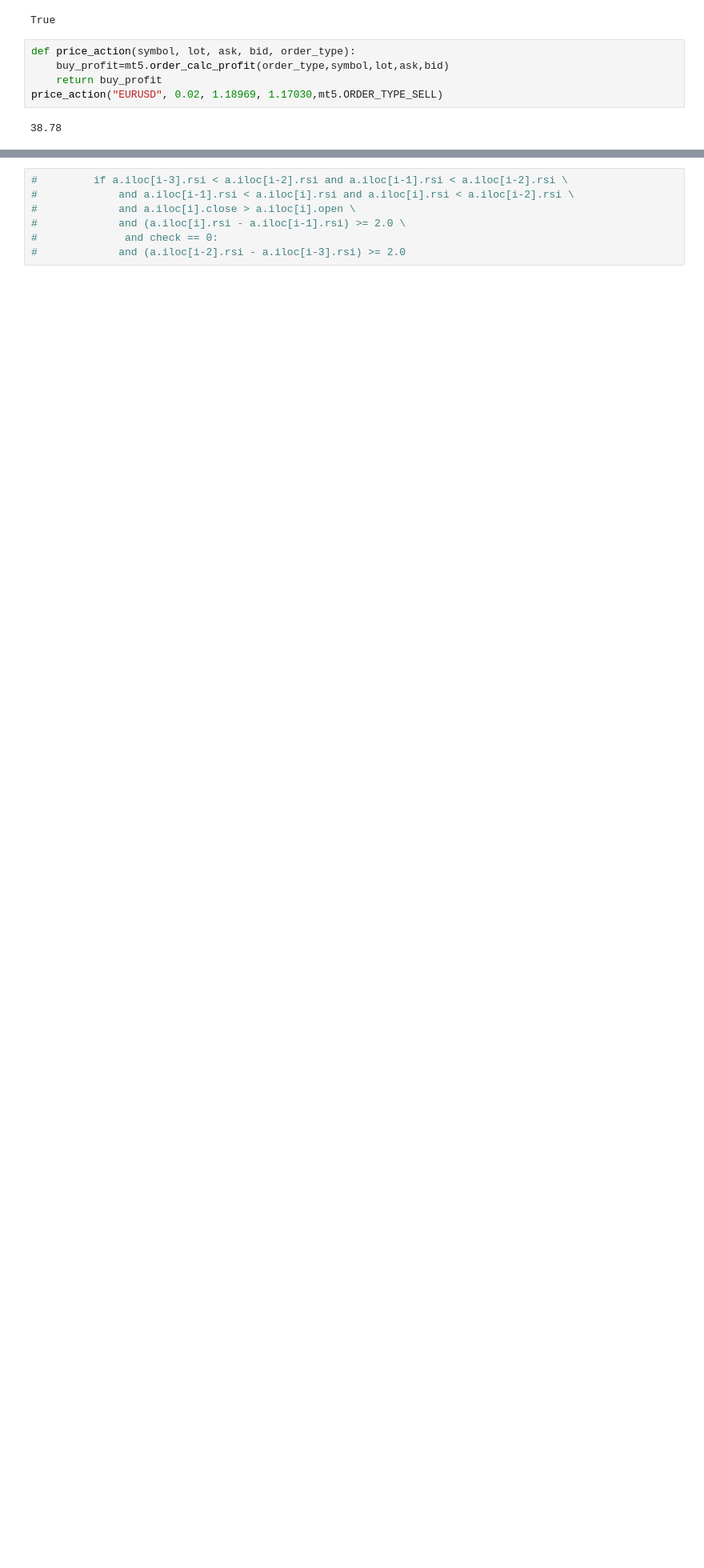
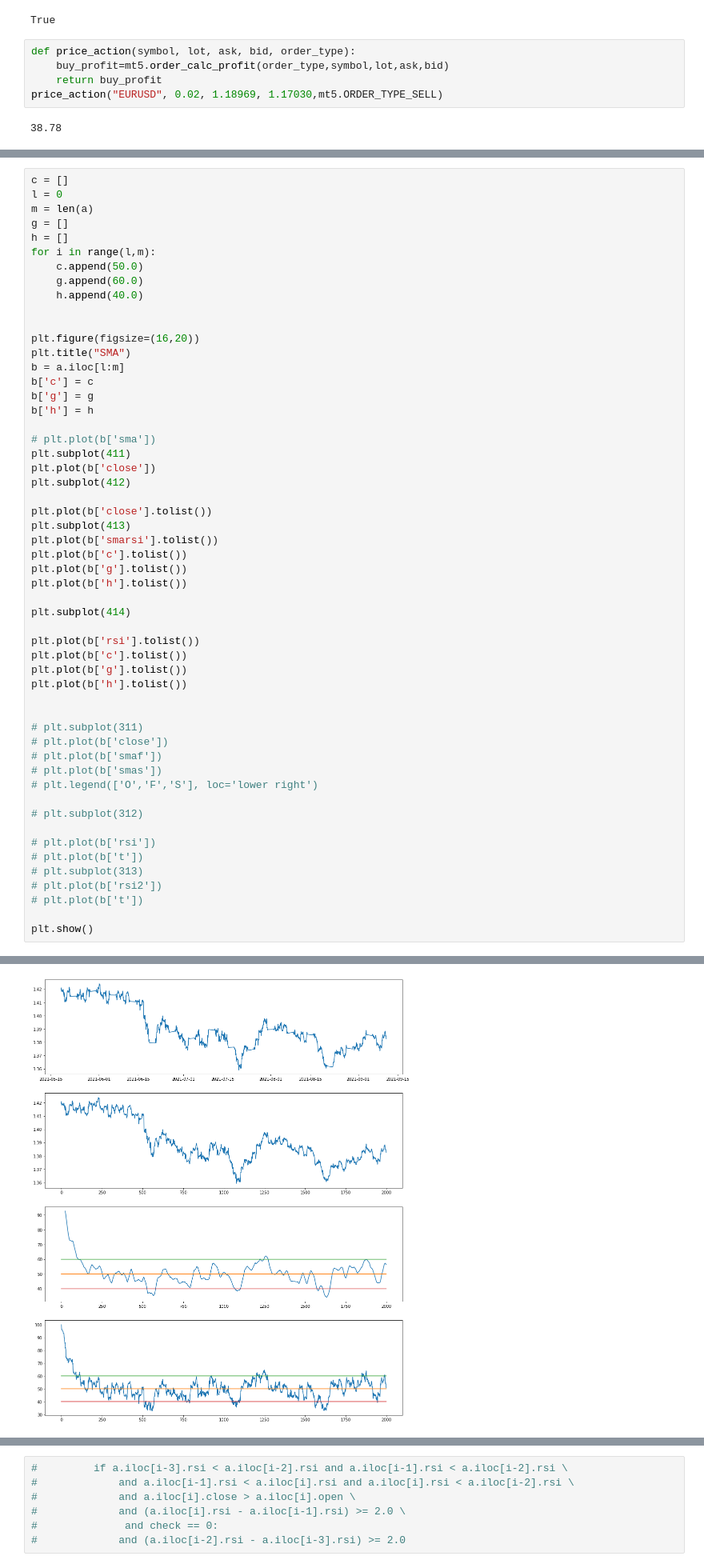
Before and after one commit to vanimesh76/Forex, a Jupyter notebook: EPL_DS_Challenge/21082021_working.ipynb, the cells around one changed output, grey strips where cells are left out. Shown at 80% size. Cells and saved outputs as stored; diff of their text form; blank space fills up the shorter version.

```diff
--- a/EPL_DS_Challenge/21082021_working.ipynb
+++ b/EPL_DS_Challenge/21082021_working.ipynb
@@ -74,0 +80,55 @@ a
+# %%
+c = []
+l = 0
+m = len(a)
+g = []
+h = []
+for i in range(l,m):
+    c.append(50.0)
+    g.append(60.0)
+    h.append(40.0)
+
+
+plt.figure(figsize=(16,20))
+plt.title("SMA")
+b = a.iloc[l:m]
+b['c'] = c
+b['g'] = g
+b['h'] = h
+
+# plt.plot(b['sma'])
+plt.subplot(411)
+plt.plot(b['close'])
+plt.subplot(412)
+
+plt.plot(b['close'].tolist())
+plt.subplot(413)
+plt.plot(b['smarsi'].tolist())
+plt.plot(b['c'].tolist())
+plt.plot(b['g'].tolist())
+plt.plot(b['h'].tolist())
+
+plt.subplot(414)
+
+plt.plot(b['rsi'].tolist())
+plt.plot(b['c'].tolist())
+plt.plot(b['g'].tolist())
+plt.plot(b['h'].tolist())
+
+
+# plt.subplot(311)
+# plt.plot(b['close'])
+# plt.plot(b['smaf'])
+# plt.plot(b['smas'])
+# plt.legend(['O','F','S'], loc='lower right')
+
+# plt.subplot(312)
+
+# plt.plot(b['rsi'])
+# plt.plot(b['t'])
+# plt.subplot(313)
+# plt.plot(b['rsi2'])
+# plt.plot(b['t'])
+
+plt.show()
+# %% [output]
@@ -75,3 +150,4 @@ a
+[figure, added]
 # %%
 # less negatives more positives
 
```
Also changed, not shown: parts of 7 cells of this notebook, 10 other files.
